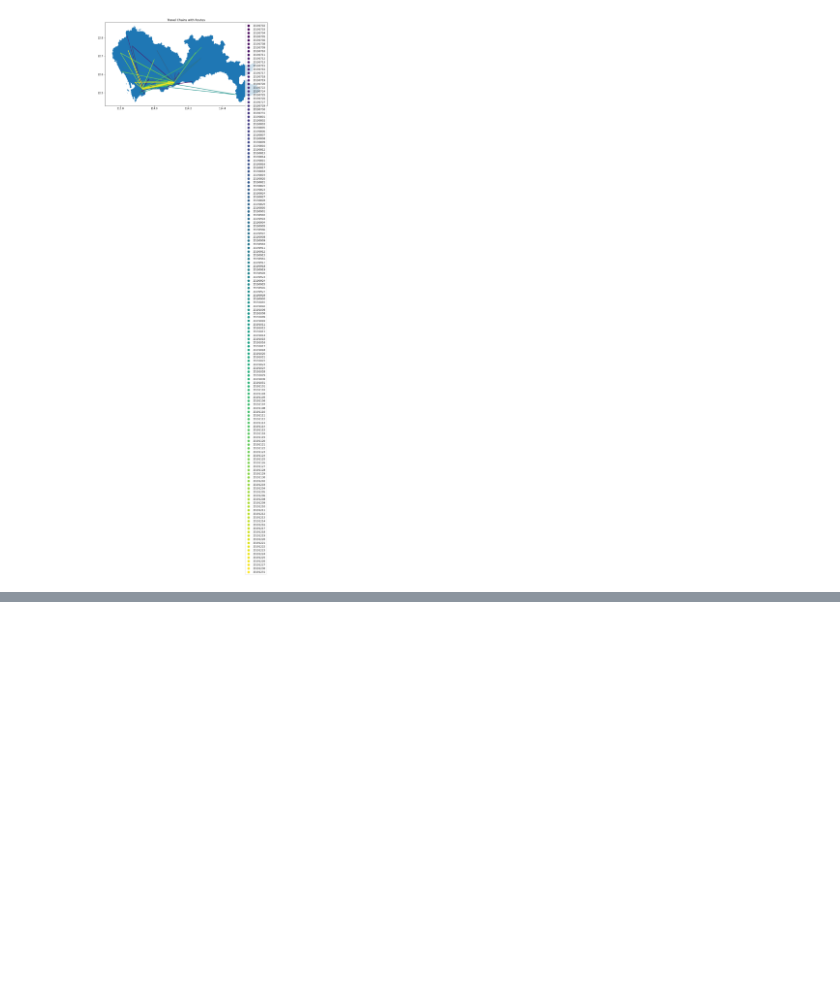
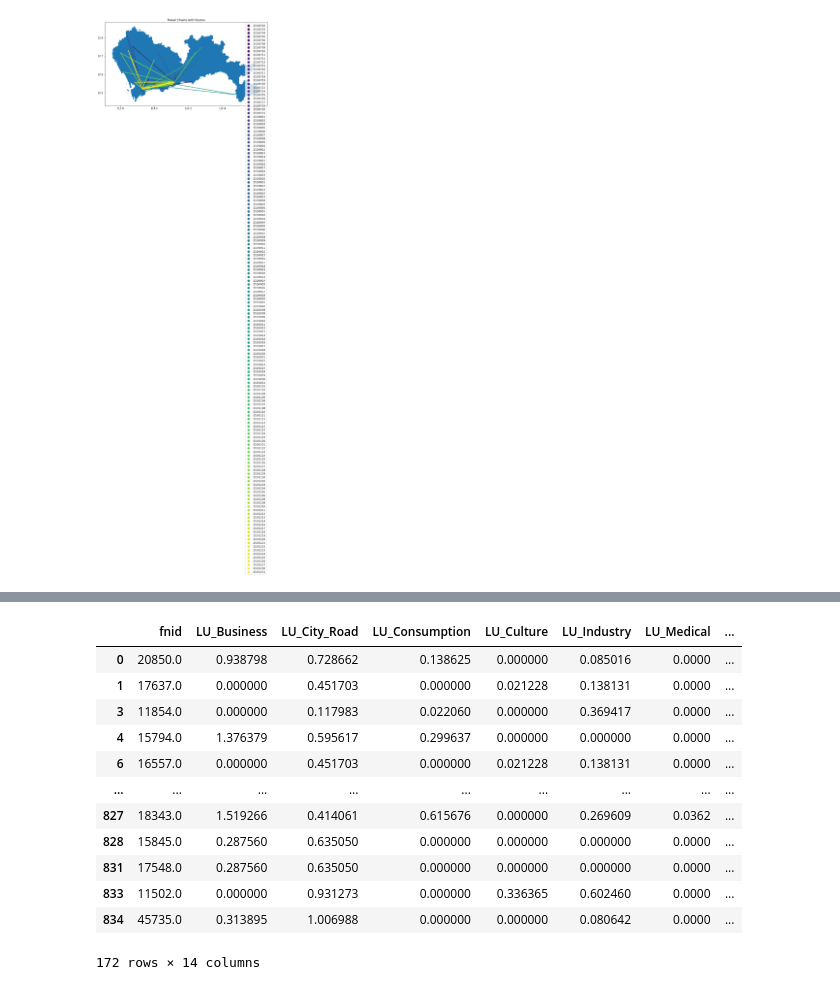
Before and after one commit to BoyangL1/sbirl-spatial-cognition, a Jupyter notebook: move_chain/traj_visual.ipynb, the cells around one changed output, grey strips where cells are left out. Saved outputs shown, nothing was run; the diff lists cells and outputs as text; code cells hidden in the pictures; blank space fills up the shorter version.

```diff
--- a/move_chain/traj_visual.ipynb
+++ b/move_chain/traj_visual.ipynb
@@ -247,0 +267,26 @@ home_distance_after
+# %%
+selected_columns = ['grid_id_o', 'LU_Business',
+                   'LU_City_Road', 'LU_Consumption', 'LU_Culture', 'LU_Industry',
+                   'LU_Medical', 'LU_Park_&_Scenery', 'LU_Public', 'LU_Residence',
+                   'LU_Science_&_Education', 'LU_Special', 'LU_Transportation', 'LU_Wild'
+                   ]
+
+feature_df2 = one_df[selected_columns].drop_duplicates(subset=['grid_id_o'])
+
+feature_df2 = feature_df2.rename(columns={'grid_id_o':'fnid'})
+
+feature_df2
+# %% [output]
+|  | fnid | LU_Business | LU_City_Road | LU_Consumption | LU_Culture | LU_Industry | LU_Medical | ... |
+| 0 | 20850.0 | 0.938798 | 0.728662 | 0.138625 | 0.000000 | 0.085016 | 0.0000 | ... |
+| 1 | 17637.0 | 0.000000 | 0.451703 | 0.000000 | 0.021228 | 0.138131 | 0.0000 | ... |
+| 3 | 11854.0 | 0.000000 | 0.117983 | 0.022060 | 0.000000 | 0.369417 | 0.0000 | ... |
+| 4 | 15794.0 | 1.376379 | 0.595617 | 0.299637 | 0.000000 | 0.000000 | 0.0000 | ... |
+| 6 | 16557.0 | 0.000000 | 0.451703 | 0.000000 | 0.021228 | 0.138131 | 0.0000 | ... |
+| ... | ... | ... | ... | ... | ... | ... | ... | ... |
+| 827 | 18343.0 | 1.519266 | 0.414061 | 0.615676 | 0.000000 | 0.269609 | 0.0362 | ... |
+| 828 | 15845.0 | 0.287560 | 0.635050 | 0.000000 | 0.000000 | 0.000000 | 0.0000 | ... |
+| 831 | 17548.0 | 0.287560 | 0.635050 | 0.000000 | 0.000000 | 0.000000 | 0.0000 | ... |
+| 833 | 11502.0 | 0.000000 | 0.931273 | 0.000000 | 0.336365 | 0.602460 | 0.0000 | ... |
+| 834 | 45735.0 | 0.313895 | 1.006988 | 0.000000 | 0.000000 | 0.080642 | 0.0000 | ... |
+172 rows × 14 columns
```
Also changed, not shown: parts of 14 cells of this notebook, 1 other file.
